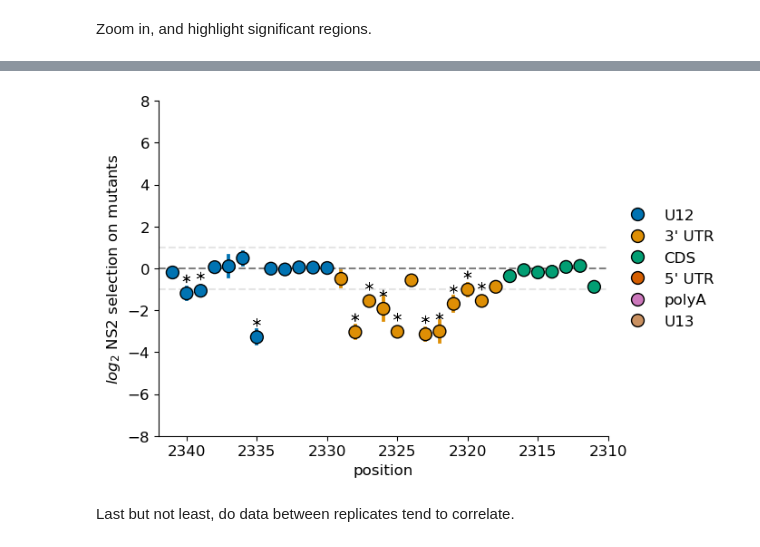
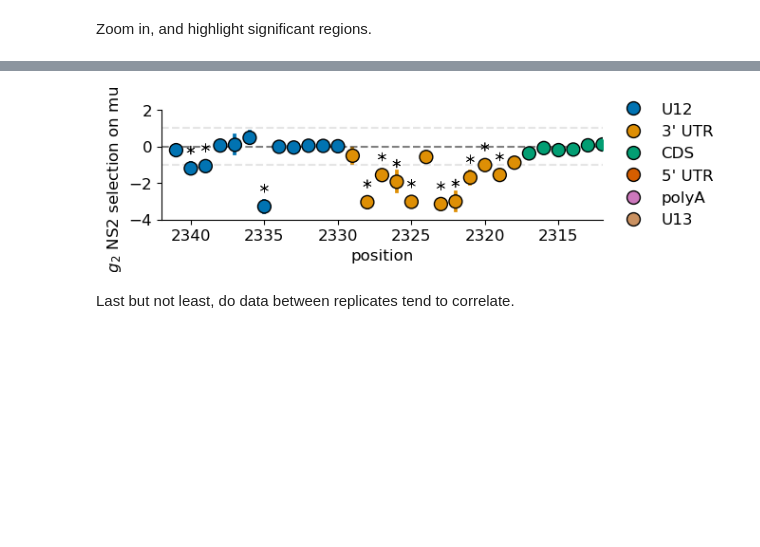
Before and after one commit to Russell-laboratory/NS2_sequence_specificity, a Jupyter notebook: Figures_sequencing.ipynb, the cells around one changed output, grey strips where cells are left out. Drawn from its saved outputs; the diff is of its cells as text; code cells hidden in the pictures; blank space fills up the shorter version.

```diff
--- a/Figures_sequencing.ipynb
+++ b/Figures_sequencing.ipynb
@@ -198,5 +200,7 @@ for segment, ax in enumerate(axes):
     ax.axhline(y=0, color='k', linestyle=':',alpha=0.5)
     spearman = round(enrich[enrich.segment == ["PB1_vRNA", "HA_vRNA"][segment]][['enrichment','size']].corr('spearman')['enrichment']['size'],2)
     ax.text(0.8, 0.9, 'R=' + str(spearman.iloc[0]), transform=ax.transAxes, fontsize = 10)
+    ax.set_xticks(np.arange(0,3500,500))
+
 plt.savefig('Figures/LengthPolyminigenomeEnrichmentBinnedplasNEP.pdf', format='pdf', bbox_inches = "tight")
 # %% [output]
@@ -217,7 +221,7 @@ g = sns.lmplot(x="size", y="enrichment", col="segment", col_order=["PB1_vRNA", "
 g.set_titles(col_template="{col_name}", row_template="{row_name}")
 g.set(ylabel="")
 
-g.set(xlim=(0,2800))
+g.set(xlim=(0,3000))
 g.set(ylim=(-4,4))
 
 g.set_titles(col_template="{col_name}", row_template="{row_name}")
@@ -233,5 +237,7 @@ for segment, ax in enumerate(axes):
     ax.axhline(y=0, color='k', linestyle=':',alpha=0.5)
     spearman = round(enrich[enrich.segment == ["PB1_vRNA", "HA_vRNA"][segment]][['enrichment','size']].corr('spearman')['enrichment']['size'],2)
     ax.text(0.8, 0.9, 'R=' + str(spearman.iloc[0]), transform=ax.transAxes, fontsize = 10)
+    ax.set_xticks(np.arange(0,3500,500))
+
 plt.savefig('Figures/LengthPolyminigenomeEnrichmentBinned.pdf', format='pdf', bbox_inches = "tight")
 # %% [output]
@@ -1041,8 +1114,10 @@ plt.savefig('Figures/SNPcoordSelectionNoStat.pdf', format='pdf', bbox_inches = "
 # %% [markdown]
 Zoom in, and highlight significant regions.
 # %%
+f, (ax) = plt.subplots(1, 1, figsize=(6, 1.5))
+
 freqCompare['significant_difference'] = freqCompare.significant_difference & (abs(freqCompare.difference) >= 1)
-freqCompare['sigGraph'] = freqCompare.difference + 0.7
+freqCompare['sigGraph'] = freqCompare.difference + 1
 
 graph = allPoints.merge(freqCompare[['FullLengthPos','significant_difference']], on='FullLengthPos')
 ax = sns.pointplot(data=graph[(graph.FullLengthPos <= 30)], x='FullLengthPos', y='difference', hue='context', hue_order=['U12','3\' UTR','CDS','5\' UTR', 'polyA','U13'],  errorbar='sd', linestyle='none', native_scale=True, legend=False, palette='colorblind')
@@ -1051,12 +1126,12 @@ sns.scatterplot(data = freqCompare[(freqCompare.FullLengthPos <= 30) & (freqComp
 sns.scatterplot(data = freqCompare[(freqCompare.FullLengthPos <= 30) ], x='FullLengthPos', y='difference', hue='context', hue_order=['U12','3\' UTR','CDS','5\' UTR', 'polyA','U13'], edgecolor=
             'k',s=100,zorder=2.5, linewidth=1, palette='colorblind')
 
-ax.set_xlim(0,31)
-
+ax.set_xlim(0,30)
+ax.set_ylim(-4,2)
 ax.axhline(y=1, color = 'k',ls = '--', alpha =0.1)
 ax.axhline(y=-1, color = 'k',ls = '--', alpha =0.1)
 sns.despine()
-plt.ylim(-8,8)
+ax.set_xticks(np.arange(0,31,5))
 ax.legend(loc='center left', bbox_to_anchor=(1, 0.5), frameon=False)
 ax.set_ylabel('$log_{2}$ NS2 selection on mutants')
 plt.xlabel('position')
@@ -1067,23 +1142,26 @@ plt.savefig('Figures/NEPvRNAprom.pdf',format='pdf', bbox_inches = "tight")
 # %%
+f, (ax) = plt.subplots(1, 1, figsize=(6, 1.5))
+
 ax = sns.pointplot(data=graph[(graph.FullLengthPos >= 2311)], x='FullLengthPos', y='difference', hue='context', hue_order=['U12','3\' UTR','CDS','5\' UTR', 'polyA','U13'],  errorbar='sd', linestyle='none', native_scale=True, legend=False, palette='colorblind')
 sns.scatterplot(data = freqCompare[(freqCompare.FullLengthPos >= 2311) & (freqCompare.significant_difference)], x='FullLengthPos', y='sigGraph',style='significant_difference', markers = {True:(6,2,0), False:(6,2,0)}, color='0',ax=ax, s=40, legend=False, palette='colorblind')
 sns.scatterplot(data = freqCompare[(freqCompare.FullLengthPos >= 2311) ], x='FullLengthPos', y='difference', hue='context', hue_order=['U12','3\' UTR','CDS','5\' UTR', 'polyA','U13'], edgecolor=
             'k',s=100,zorder=2.5, linewidth=1, palette='colorblind')
 ax.set_xlim(0,40)
 
 
 ax.axhline(y=1, color = 'k',ls = '--', alpha =0.1)
 ax.axhline(y=-1, color = 'k',ls = '--', alpha =0.1)
-ax.axis([2342, 2310, -8, 8])
+ax.axis([2342, 2312, -8, 8])
+ax.set_ylim(-4,2)
+
 sns.despine()
-plt.ylim(-8,8)
 ax.legend(loc='center left', bbox_to_anchor=(1, 0.5), frameon=False)
 ax.set_ylabel('$log_{2}$ NS2 selection on mutants')
 plt.xlabel('position')
 plt.axhline(y=0, color = 'k',ls = '--', alpha =0.5)
 plt.savefig('Figures/NEPcRNAprom.pdf',format='pdf', bbox_inches = "tight")
 # %% [output]
-[figure, old version]
+[figure, new version]
 # %% [markdown]
 Last but not least, do data between replicates tend to correlate.
 # %%
```
Also changed, not shown: parts of 50 cells of this notebook, 49 other files.
